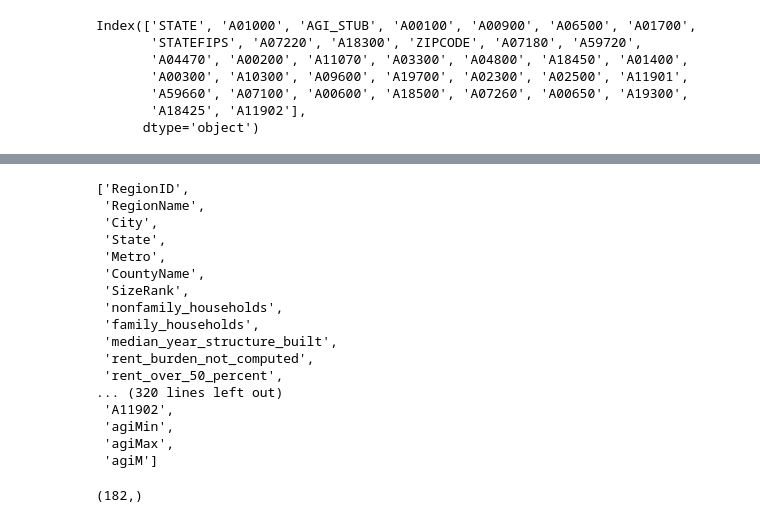
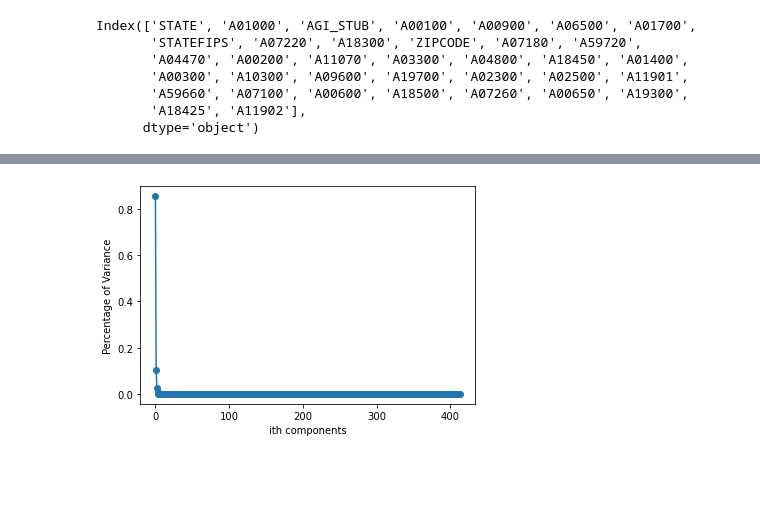
Before and after one commit to Skipp-py/NYCDSA_Capstone, a Jupyter notebook: Cherie/irs_eda1.ipynb, the cells around one changed output, grey strips where cells are left out. Drawn from its saved outputs; the diff is of its cells as text; code cells hidden in the pictures; blank space fills up the shorter version.

```diff
--- a/Cherie/irs_eda1.ipynb
+++ b/Cherie/irs_eda1.ipynb
@@ -99,7 +201,10 @@ acs11_ca.shape
+# %%
+soi1_p = pd.pivot_table(soi1, index = ["RegionName", "Metro", "CountyName", "City","The state associated with the ZIP code", "The state associated with the ZIP code", "5-digit Zip code"],
+                       columns = ["Size of adjusted gross income"])
 # %%
-r_ca = pd.merge(acs11_ca, soi_2011_m, left_on="RegionID", right_on = "ZIPCODE", how = "inner")
-# r_all = r_all.drop(["agiMin", "agiMax", "agiM", "ZIPCODE","STATEFIPS", "STATE", "AGI_STUB", "do_date",
-#                     "RegionName", "City", "State", "Metro", "CountyName", "SizeRank"], axis = 1)list()
-print(acs11_ca.RegionID.nunique())
-print(soi_2011_m.ZIPCODE.nunique())
-print(r_ca.ZIPCODE.nunique())
+soi1_p = soi1_p.replace([0,.0001], 0)
+soi1_p = soi1_p.drop( [(                            'avg_rent', 2),
+            (                            'avg_rent', 3),
+            (                            'avg_rent', 4),
+            (                            'avg_rent', 5),
+            (                            'avg_rent', 6)], axis = 1)
@@ -109,0 +215,11 @@ print(r_ca.ZIPCODE.nunique())
+# %%
+# Standardize features
+X = soi1_p.iloc[:,:414]
+X = X - X.mean(axis = 0)
+y = soi1_p.iloc[:,-1]
+# %%
+from sklearn.decomposition import PCA
+pca.set_params(n_components = None)
+pca = PCA()
+pca.fit(X)
+pca.components_
@@ -110,28 +240,13 @@ print(r_ca.ZIPCODE.nunique())
 # %%
-r_ca.shape
+import matplotlib.pyplot as plt
+plt.plot(range(414), pca.explained_variance_ratio_)
+plt.scatter(range(414), pca.explained_variance_ratio_)
+plt.xlabel("ith components")
+plt.ylabel("Percentage of Variance")
+plt.show()
 # %% [output]
-['RegionID',
- 'RegionName',
- 'City',
- 'State',
- 'Metro',
- 'CountyName',
- 'SizeRank',
- 'nonfamily_households',
- 'family_households',
- 'median_year_structure_built',
- 'rent_burden_not_computed',
- 'rent_over_50_percent',
-... (320 lines left out)
- 'A11902',
- 'agiMin',
- 'agiMax',
- 'agiM']
+[figure, added]
 # %%
-X = r_ca[soiCol].drop(["STATE", "STATEFIPS","agiM", "agiMax"], axis = 1)
-X.shape
-Y = r_ca["avg_rent"]
-Y.shape
+pca.set_params(n_components=2).fit(X)
+X2 = pca.transform(X)
-# %% [output]
-(182,)
 # %%
```
Also changed, not shown: parts of 27 cells of this notebook, 9 other files.
